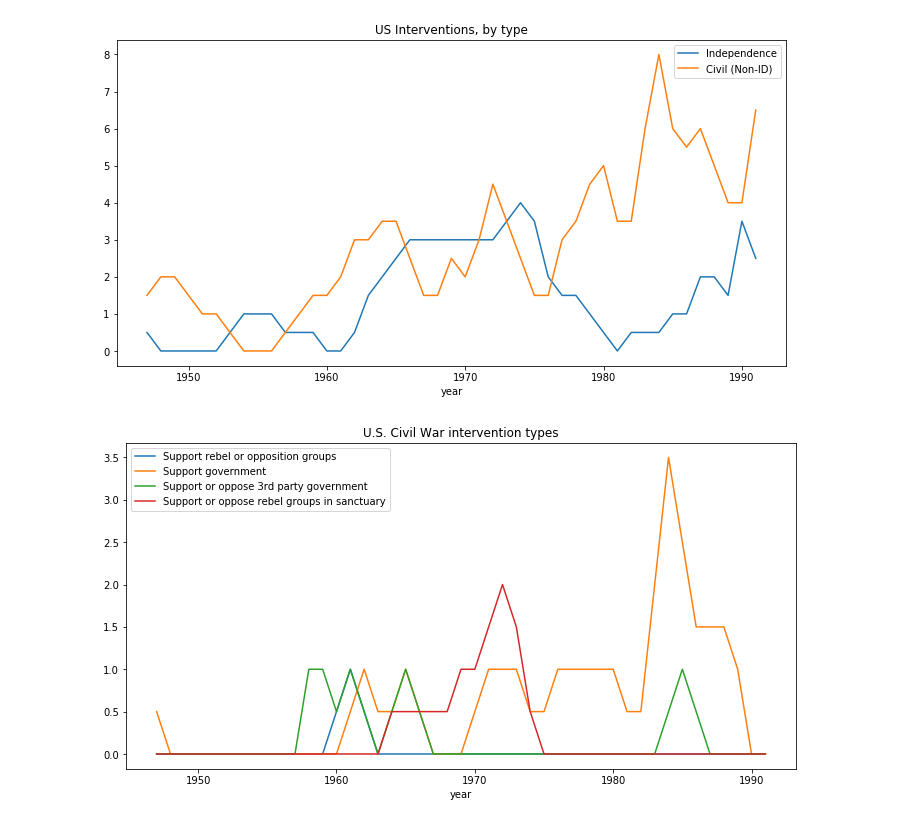
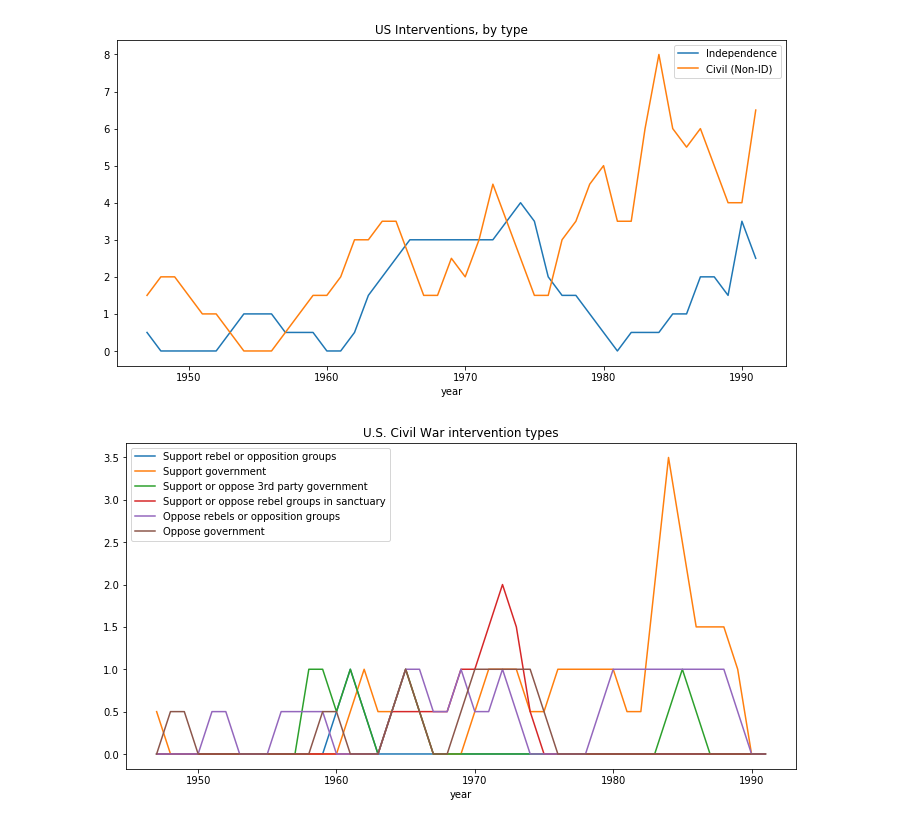
Before and after one commit to Jasper-Koops/Thesis-Cold_War_Interventions, a Jupyter notebook: Thesis.ipynb, the cells around one changed output. Drawn from its saved outputs; the diff is of its cells as text; code cells hidden in the pictures.

```diff
--- a/Thesis.ipynb
+++ b/Thesis.ipynb
@@ -1668,26 +1672,30 @@ plt.savefig('./graphs/US_intervention_types_line.png')
 # %%
 temp = cw_df[cw_df['US_any'] == 1]
 temp = temp[[
     'year',
     'Support rebel or opposition groups',
     'Support government',
     'Support or oppose 3rd party government',
     'Support or oppose rebel groups in sanctuary',
+    'Oppose rebels or opposition groups',
+    'Oppose government',
     'US_any']]
 
 
 temp = temp[
     ['year',
      'Support rebel or opposition groups',
      'Support government',
      'Support or oppose 3rd party government',
     'Support or oppose rebel groups in sanctuary',
+    'Oppose rebels or opposition groups',
+    'Oppose government',
     ]
 ]
-temp = temp.groupby('year').sum().rolling(2).mean().plot(
+temp.groupby('year').sum().rolling(2).mean().plot(
     figsize=grote, title='U.S. Civil War intervention types'
 )
 
 plt.savefig('./graphs/US_intervention_by_kind_line.png')
 # %% [output]
-[figure, old version]
+[figure, new version]
```
Also changed, not shown: parts of 25 cells of this notebook.
